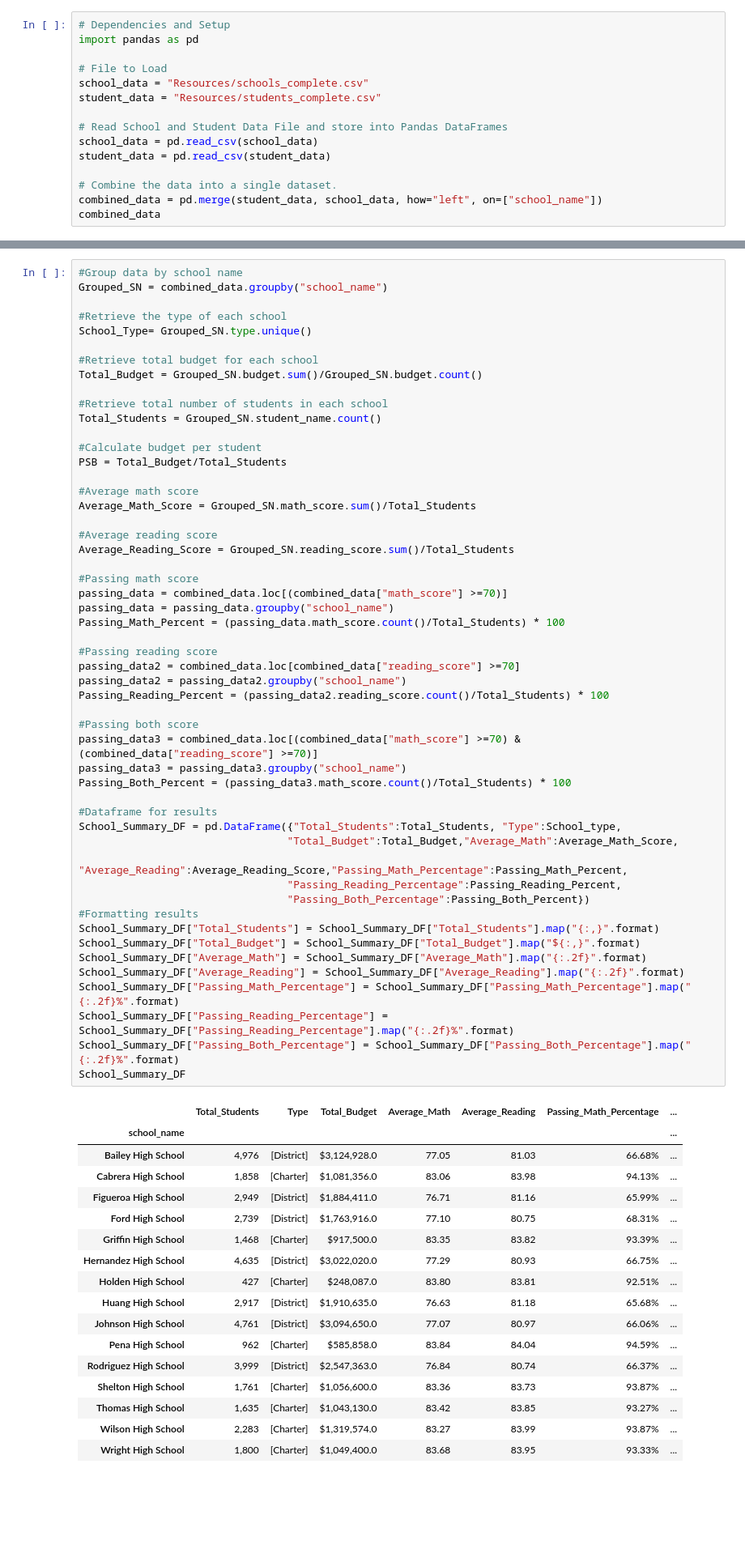
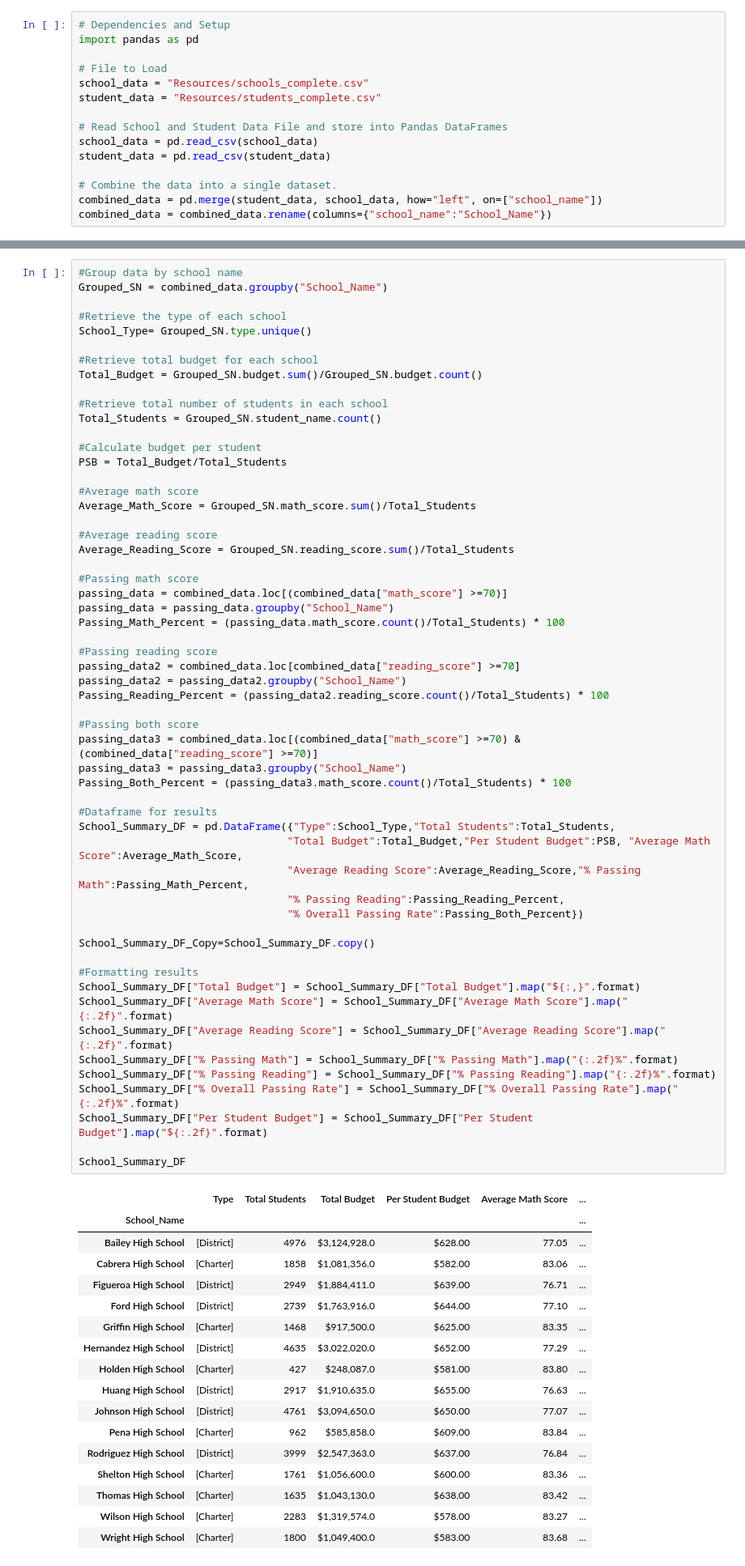
Before and after one commit to temidayo1234/Pandas-Challenge, a Jupyter notebook: PyCitySchools/PyCitySchools_starter.ipynb, the cells around one changed output, grey strips where cells are left out. Shown at 81% size. Cells and saved outputs as stored; diff of their text form; blank space fills up the shorter version.

Commit message:
Complete all questions except Scores by School Size and Scores by School Type

```diff
--- a/PyCitySchools/PyCitySchools_starter.ipynb
+++ b/PyCitySchools/PyCitySchools_starter.ipynb
@@ -15,5 +15,5 @@ student_data = pd.read_csv(student_data)
 
 # Combine the data into a single dataset.
 combined_data = pd.merge(student_data, school_data, how="left", on=["school_name"])
-combined_data
+combined_data = combined_data.rename(columns={"school_name":"School_Name"})
 # %% [output]
@@ -107,7 +106,7 @@ District_Summary_DF
 * Create a dataframe to hold the above results
 # %%
 #Group data by school name
-Grouped_SN = combined_data.groupby("school_name")
+Grouped_SN = combined_data.groupby("School_Name")
 
 #Retrieve the type of each school
 School_Type= Grouped_SN.type.unique()
@@ -116,65 +115,69 @@ School_Type= Grouped_SN.type.unique()
 Total_Budget = Grouped_SN.budget.sum()/Grouped_SN.budget.count()
 
 #Retrieve total number of students in each school
 Total_Students = Grouped_SN.student_name.count()
 
 #Calculate budget per student
 PSB = Total_Budget/Total_Students
 
 #Average math score
 Average_Math_Score = Grouped_SN.math_score.sum()/Total_Students
 
 #Average reading score
 Average_Reading_Score = Grouped_SN.reading_score.sum()/Total_Students
 
 #Passing math score
 passing_data = combined_data.loc[(combined_data["math_score"] >=70)]
-passing_data = passing_data.groupby("school_name")
+passing_data = passing_data.groupby("School_Name")
 Passing_Math_Percent = (passing_data.math_score.count()/Total_Students) * 100
 
 #Passing reading score
 passing_data2 = combined_data.loc[combined_data["reading_score"] >=70]
-passing_data2 = passing_data2.groupby("school_name")
+passing_data2 = passing_data2.groupby("School_Name")
 Passing_Reading_Percent = (passing_data2.reading_score.count()/Total_Students) * 100
 
 #Passing both score
 passing_data3 = combined_data.loc[(combined_data["math_score"] >=70) & (combined_data["reading_score"] >=70)]
-passing_data3 = passing_data3.groupby("school_name")
+passing_data3 = passing_data3.groupby("School_Name")
 Passing_Both_Percent = (passing_data3.math_score.count()/Total_Students) * 100
 
 #Dataframe for results
-School_Summary_DF = pd.DataFrame({"Total_Students":Total_Students, "Type":School_type,
-                                 "Total_Budget":Total_Budget,"Average_Math":Average_Math_Score,
-                                 "Average_Reading":Average_Reading_Score,"Passing_Math_Percentage":Passing_Math_Percent,
-                                 "Passing_Reading_Percentage":Passing_Reading_Percent,
-                                 "Passing_Both_Percentage":Passing_Both_Percent})
+School_Summary_DF = pd.DataFrame({"Type":School_Type,"Total Students":Total_Students,
+                                 "Total Budget":Total_Budget,"Per Student Budget":PSB, "Average Math Score":Average_Math_Score,
+                                 "Average Reading Score":Average_Reading_Score,"% Passing Math":Passing_Math_Percent,
+                                 "% Passing Reading":Passing_Reading_Percent,
+                                 "% Overall Passing Rate":Passing_Both_Percent})
+
+School_Summary_DF_Copy=School_Summary_DF.copy()
+
 #Formatting results
-School_Summary_DF["Total_Students"] = School_Summary_DF["Total_Students"].map("{:,}".format)
-School_Summary_DF["Total_Budget"] = School_Summary_DF["Total_Budget"].map("${:,}".format)
-School_Summary_DF["Average_Math"] = School_Summary_DF["Average_Math"].map("{:.2f}".format)
-School_Summary_DF["Average_Reading"] = School_Summary_DF["Average_Reading"].map("{:.2f}".format)
-School_Summary_DF["Passing_Math_Percentage"] = School_Summary_DF["Passing_Math_Percentage"].map("{:.2f}%".format)
-School_Summary_DF["Passing_Reading_Percentage"] = School_Summary_DF["Passing_Reading_Percentage"].map("{:.2f}%".format)
-School_Summary_DF["Passing_Both_Percentage"] = School_Summary_DF["Passing_Both_Percentage"].map("{:.2f}%".format)
+School_Summary_DF["Total Budget"] = School_Summary_DF["Total Budget"].map("${:,}".format)
+School_Summary_DF["Average Math Score"] = School_Summary_DF["Average Math Score"].map("{:.2f}".format)
+School_Summary_DF["Average Reading Score"] = School_Summary_DF["Average Reading Score"].map("{:.2f}".format)
+School_Summary_DF["% Passing Math"] = School_Summary_DF["% Passing Math"].map("{:.2f}%".format)
+School_Summary_DF["% Passing Reading"] = School_Summary_DF["% Passing Reading"].map("{:.2f}%".format)
+School_Summary_DF["% Overall Passing Rate"] = School_Summary_DF["% Overall Passing Rate"].map("{:.2f}%".format)
+School_Summary_DF["Per Student Budget"] = School_Summary_DF["Per Student Budget"].map("${:.2f}".format)
+
 School_Summary_DF
 # %% [output]
-|  | Total_Students | Type | Total_Budget | Average_Math | Average_Reading | Passing_Math_Percentage | ... |
-| school_name |  |  |  |  |  |  | ... |
-| Bailey High School | 4,976 | [District] | $3,124,928.0 | 77.05 | 81.03 | 66.68% | ... |
-| Cabrera High School | 1,858 | [Charter] | $1,081,356.0 | 83.06 | 83.98 | 94.13% | ... |
-| Figueroa High School | 2,949 | [District] | $1,884,411.0 | 76.71 | 81.16 | 65.99% | ... |
-| Ford High School | 2,739 | [District] | $1,763,916.0 | 77.10 | 80.75 | 68.31% | ... |
-| Griffin High School | 1,468 | [Charter] | $917,500.0 | 83.35 | 83.82 | 93.39% | ... |
-| Hernandez High School | 4,635 | [District] | $3,022,020.0 | 77.29 | 80.93 | 66.75% | ... |
-| Holden High School | 427 | [Charter] | $248,087.0 | 83.80 | 83.81 | 92.51% | ... |
-| Huang High School | 2,917 | [District] | $1,910,635.0 | 76.63 | 81.18 | 65.68% | ... |
-| Johnson High School | 4,761 | [District] | $3,094,650.0 | 77.07 | 80.97 | 66.06% | ... |
-| Pena High School | 962 | [Charter] | $585,858.0 | 83.84 | 84.04 | 94.59% | ... |
-| Rodriguez High School | 3,999 | [District] | $2,547,363.0 | 76.84 | 80.74 | 66.37% | ... |
-| Shelton High School | 1,761 | [Charter] | $1,056,600.0 | 83.36 | 83.73 | 93.87% | ... |
-| Thomas High School | 1,635 | [Charter] | $1,043,130.0 | 83.42 | 83.85 | 93.27% | ... |
-| Wilson High School | 2,283 | [Charter] | $1,319,574.0 | 83.27 | 83.99 | 93.87% | ... |
-| Wright High School | 1,800 | [Charter] | $1,049,400.0 | 83.68 | 83.95 | 93.33% | ... |
+|  | Type | Total Students | Total Budget | Per Student Budget | Average Math Score | ... |
+| School_Name |  |  |  |  |  | ... |
+| Bailey High School | [District] | 4976 | $3,124,928.0 | $628.00 | 77.05 | ... |
+| Cabrera High School | [Charter] | 1858 | $1,081,356.0 | $582.00 | 83.06 | ... |
+| Figueroa High School | [District] | 2949 | $1,884,411.0 | $639.00 | 76.71 | ... |
+| Ford High School | [District] | 2739 | $1,763,916.0 | $644.00 | 77.10 | ... |
+| Griffin High School | [Charter] | 1468 | $917,500.0 | $625.00 | 83.35 | ... |
+| Hernandez High School | [District] | 4635 | $3,022,020.0 | $652.00 | 77.29 | ... |
+| Holden High School | [Charter] | 427 | $248,087.0 | $581.00 | 83.80 | ... |
+| Huang High School | [District] | 2917 | $1,910,635.0 | $655.00 | 76.63 | ... |
+| Johnson High School | [District] | 4761 | $3,094,650.0 | $650.00 | 77.07 | ... |
+| Pena High School | [Charter] | 962 | $585,858.0 | $609.00 | 83.84 | ... |
+| Rodriguez High School | [District] | 3999 | $2,547,363.0 | $637.00 | 76.84 | ... |
+| Shelton High School | [Charter] | 1761 | $1,056,600.0 | $600.00 | 83.36 | ... |
+| Thomas High School | [Charter] | 1635 | $1,043,130.0 | $638.00 | 83.42 | ... |
+| Wilson High School | [Charter] | 2283 | $1,319,574.0 | $578.00 | 83.27 | ... |
+| Wright High School | [Charter] | 1800 | $1,049,400.0 | $583.00 | 83.68 | ... |
 # %% [markdown]
 ## Top Performing Schools (By % Overall Passing)
 # %% [markdown]
```
Also changed, not shown: parts of 8 cells of this notebook, 3 other files.
